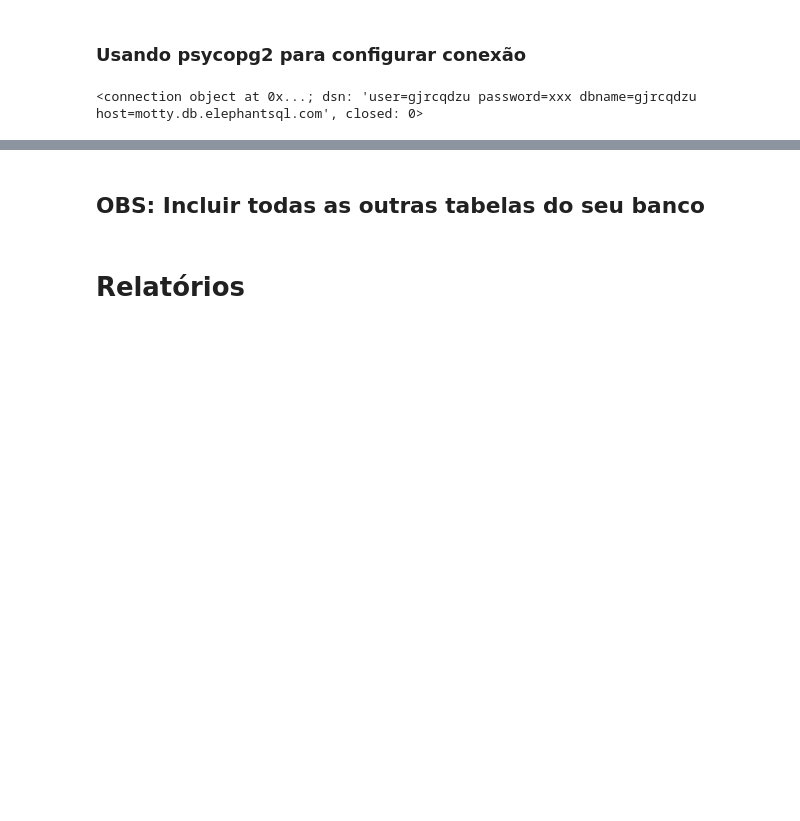
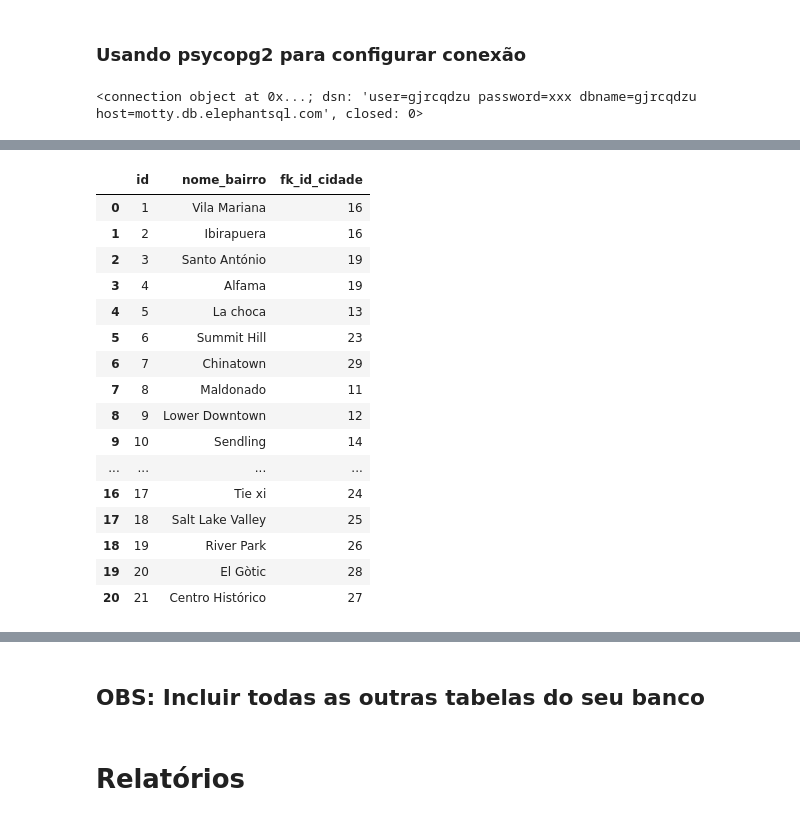
Before and after one commit to MateusLannes/Trabalho_BD1_2022, a Jupyter notebook: Files/Colab/GHHL_Contrat.ipynb, the cells around one changed output, grey strips where cells are left out. Drawn from its saved outputs; the diff is of its cells as text; code cells hidden in the pictures; blank space fills up the shorter version.

```diff
--- a/Files/Colab/GHHL_Contrat.ipynb
+++ b/Files/Colab/GHHL_Contrat.ipynb
@@ -83,0 +429,21 @@ res
+# %%
+res = pd.read_sql_query("""select * from bairro """,conn)
+res
+# %% [output]
+|  | id | nome_bairro | fk_id_cidade |
+| 0 | 1 | Vila Mariana | 16 |
+| 1 | 2 | Ibirapuera | 16 |
+| 2 | 3 | Santo António | 19 |
+| 3 | 4 | Alfama | 19 |
+| 4 | 5 | La choca | 13 |
+| 5 | 6 | Summit Hill | 23 |
+| 6 | 7 | Chinatown | 29 |
+| 7 | 8 | Maldonado | 11 |
+| 8 | 9 | Lower Downtown | 12 |
+| 9 | 10 | Sendling | 14 |
+| ... | ... | ... | ... |
+| 16 | 17 | Tie xi | 24 |
+| 17 | 18 | Salt Lake Valley | 25 |
+| 18 | 19 | River Park | 26 |
+| 19 | 20 | El Gòtic | 28 |
+| 20 | 21 | Centro Histórico | 27 |
```
Also changed, not shown: parts of 14 cells of this notebook.
